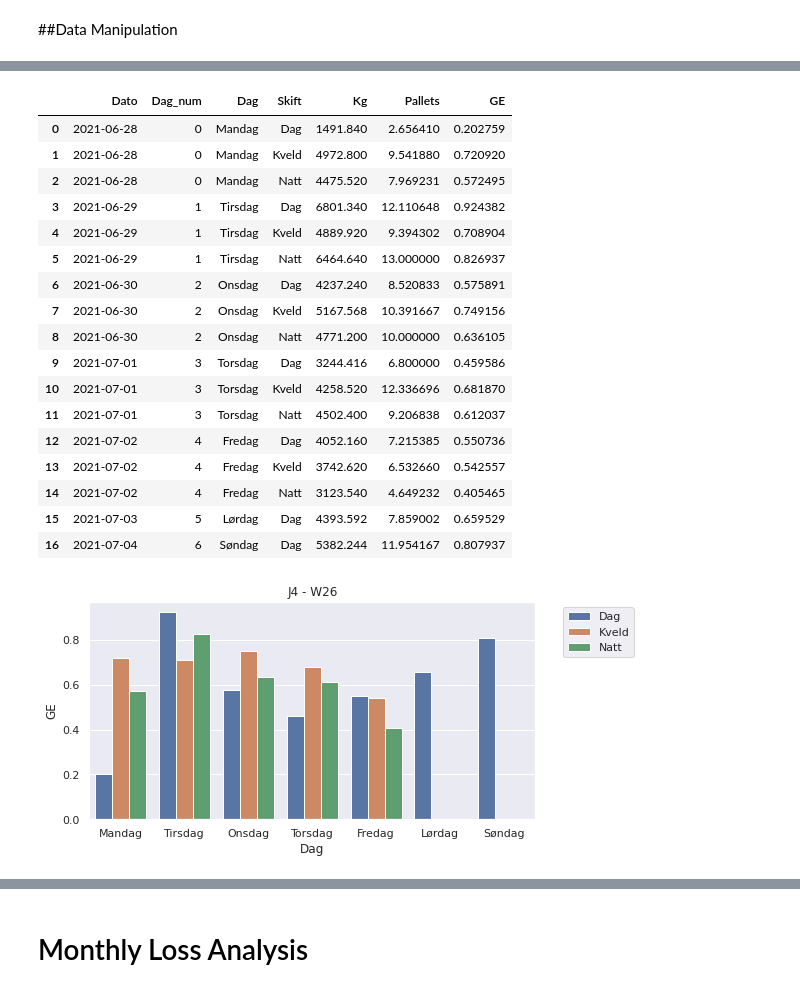
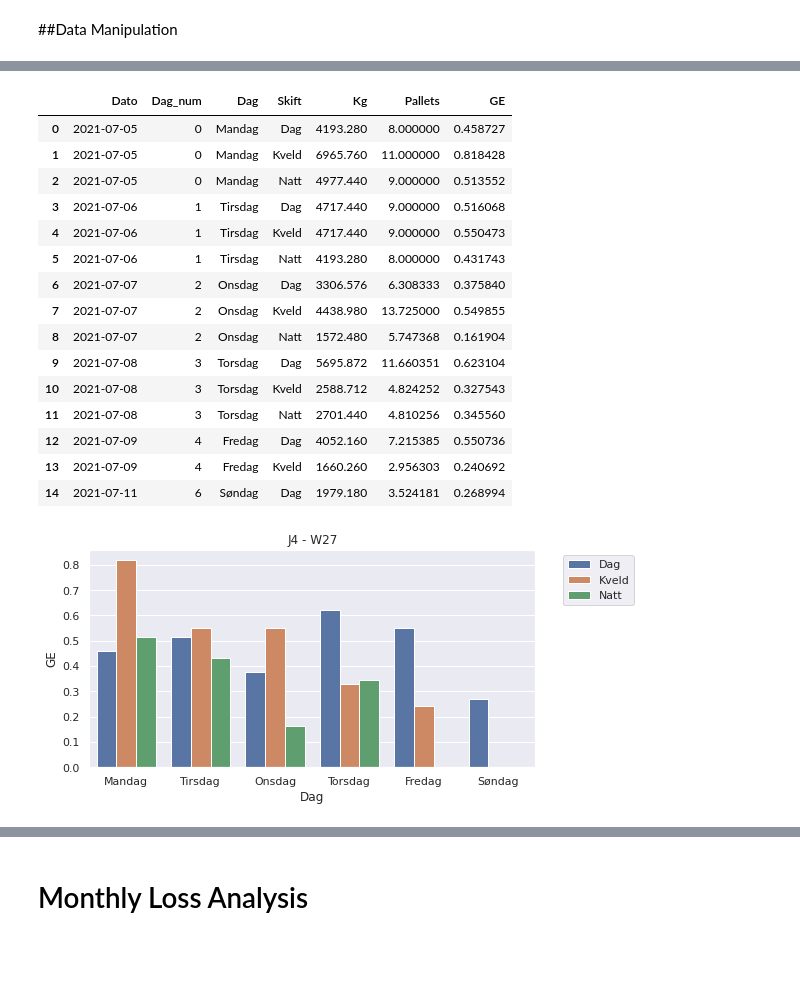
Before and after one commit to gabrielborja/python_data_analysis, a Jupyter notebook: production_analysis.ipynb, the cells around one changed output, grey strips where cells are left out. Saved outputs shown, nothing was run; the diff lists cells and outputs as text; code cells hidden in the pictures; blank space fills up the shorter version.

```diff
--- a/production_analysis.ipynb
+++ b/production_analysis.ipynb
@@ -554,8 +554,8 @@ memory usage: 18.6+ KB
 df7 = df7.assign(Dag_num = df7.index.dayofweek)
 # %%
 #Filtering the dataframe to match the last week
-s = '2021-06-28'
-f = '2021-07-04'
+s = '2021-07-05'
+f = '2021-07-11'
 df7_week = df7[s : f].copy()
 df7_week.index[0], df7_week.index[-1]
 # %% [output]
@@ -573,31 +573,29 @@ df7_wk = df7_week.groupby(['Dato', 'Dag_num', 'Dag', 'Skift']).agg(Kg=('Produser
 df7_wk
 # %% [output]
 |  | Dato | Dag_num | Dag | Skift | Kg | Pallets | GE |
-| 0 | 2021-06-28 | 0 | Mandag | Dag | 1491.840 | 2.656410 | 0.202759 |
-| 1 | 2021-06-28 | 0 | Mandag | Kveld | 4972.800 | 9.541880 | 0.720920 |
-| 2 | 2021-06-28 | 0 | Mandag | Natt | 4475.520 | 7.969231 | 0.572495 |
-| 3 | 2021-06-29 | 1 | Tirsdag | Dag | 6801.340 | 12.110648 | 0.924382 |
-| 4 | 2021-06-29 | 1 | Tirsdag | Kveld | 4889.920 | 9.394302 | 0.708904 |
-| 5 | 2021-06-29 | 1 | Tirsdag | Natt | 6464.640 | 13.000000 | 0.826937 |
-| 6 | 2021-06-30 | 2 | Onsdag | Dag | 4237.240 | 8.520833 | 0.575891 |
-| 7 | 2021-06-30 | 2 | Onsdag | Kveld | 5167.568 | 10.391667 | 0.749156 |
-| 8 | 2021-06-30 | 2 | Onsdag | Natt | 4771.200 | 10.000000 | 0.636105 |
-| 9 | 2021-07-01 | 3 | Torsdag | Dag | 3244.416 | 6.800000 | 0.459586 |
-| 10 | 2021-07-01 | 3 | Torsdag | Kveld | 4258.520 | 12.336696 | 0.681870 |
-| 11 | 2021-07-01 | 3 | Torsdag | Natt | 4502.400 | 9.206838 | 0.612037 |
-| 12 | 2021-07-02 | 4 | Fredag | Dag | 4052.160 | 7.215385 | 0.550736 |
-| 13 | 2021-07-02 | 4 | Fredag | Kveld | 3742.620 | 6.532660 | 0.542557 |
-| 14 | 2021-07-02 | 4 | Fredag | Natt | 3123.540 | 4.649232 | 0.405465 |
-| 15 | 2021-07-03 | 5 | Lørdag | Dag | 4393.592 | 7.859002 | 0.659529 |
-| 16 | 2021-07-04 | 6 | Søndag | Dag | 5382.244 | 11.954167 | 0.807937 |
+| 0 | 2021-07-05 | 0 | Mandag | Dag | 4193.280 | 8.000000 | 0.458727 |
+| 1 | 2021-07-05 | 0 | Mandag | Kveld | 6965.760 | 11.000000 | 0.818428 |
+| 2 | 2021-07-05 | 0 | Mandag | Natt | 4977.440 | 9.000000 | 0.513552 |
+| 3 | 2021-07-06 | 1 | Tirsdag | Dag | 4717.440 | 9.000000 | 0.516068 |
+| 4 | 2021-07-06 | 1 | Tirsdag | Kveld | 4717.440 | 9.000000 | 0.550473 |
+| 5 | 2021-07-06 | 1 | Tirsdag | Natt | 4193.280 | 8.000000 | 0.431743 |
+| 6 | 2021-07-07 | 2 | Onsdag | Dag | 3306.576 | 6.308333 | 0.375840 |
+| 7 | 2021-07-07 | 2 | Onsdag | Kveld | 4438.980 | 13.725000 | 0.549855 |
+| 8 | 2021-07-07 | 2 | Onsdag | Natt | 1572.480 | 5.747368 | 0.161904 |
+| 9 | 2021-07-08 | 3 | Torsdag | Dag | 5695.872 | 11.660351 | 0.623104 |
+| 10 | 2021-07-08 | 3 | Torsdag | Kveld | 2588.712 | 4.824252 | 0.327543 |
+| 11 | 2021-07-08 | 3 | Torsdag | Natt | 2701.440 | 4.810256 | 0.345560 |
+| 12 | 2021-07-09 | 4 | Fredag | Dag | 4052.160 | 7.215385 | 0.550736 |
+| 13 | 2021-07-09 | 4 | Fredag | Kveld | 1660.260 | 2.956303 | 0.240692 |
+| 14 | 2021-07-11 | 6 | Søndag | Dag | 1979.180 | 3.524181 | 0.268994 |
 # %%
 #Plot GE graph
 sns.barplot(x='Dag', y='GE', hue='Skift', data=df7_wk, ci=False)
 plt.legend(bbox_to_anchor=(1.05, 1)) #==> Set legend outside the chart
-plt.title('J4 - W26')
+plt.title('J4 - W27')
 plt.show()
 # %% [output]
-[figure, old version]
+[figure, new version]
 # %%
 #Exporting to excel in local disk
 from google.colab import files
```
Also changed, not shown: parts of 4 cells of this notebook.
